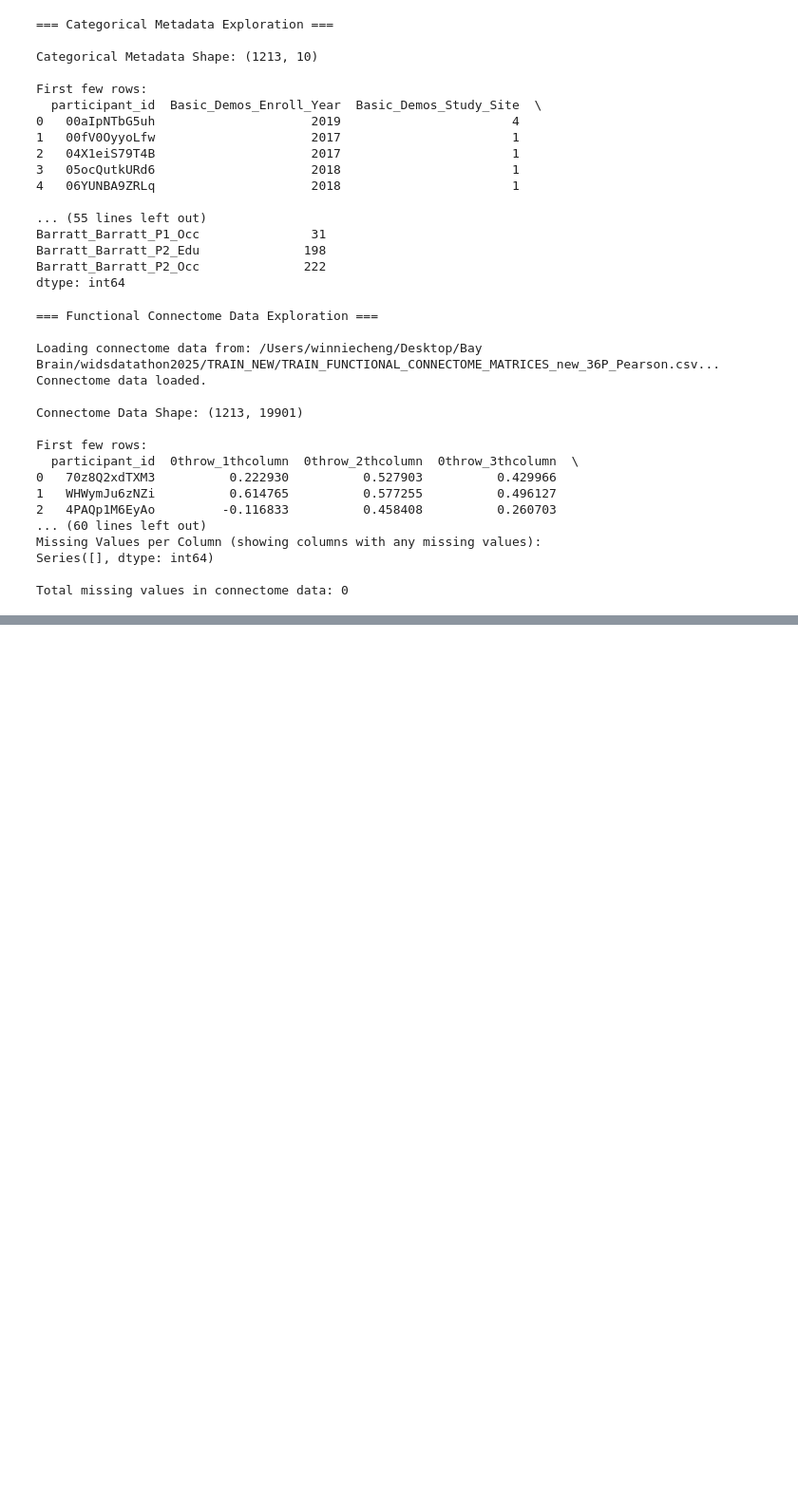
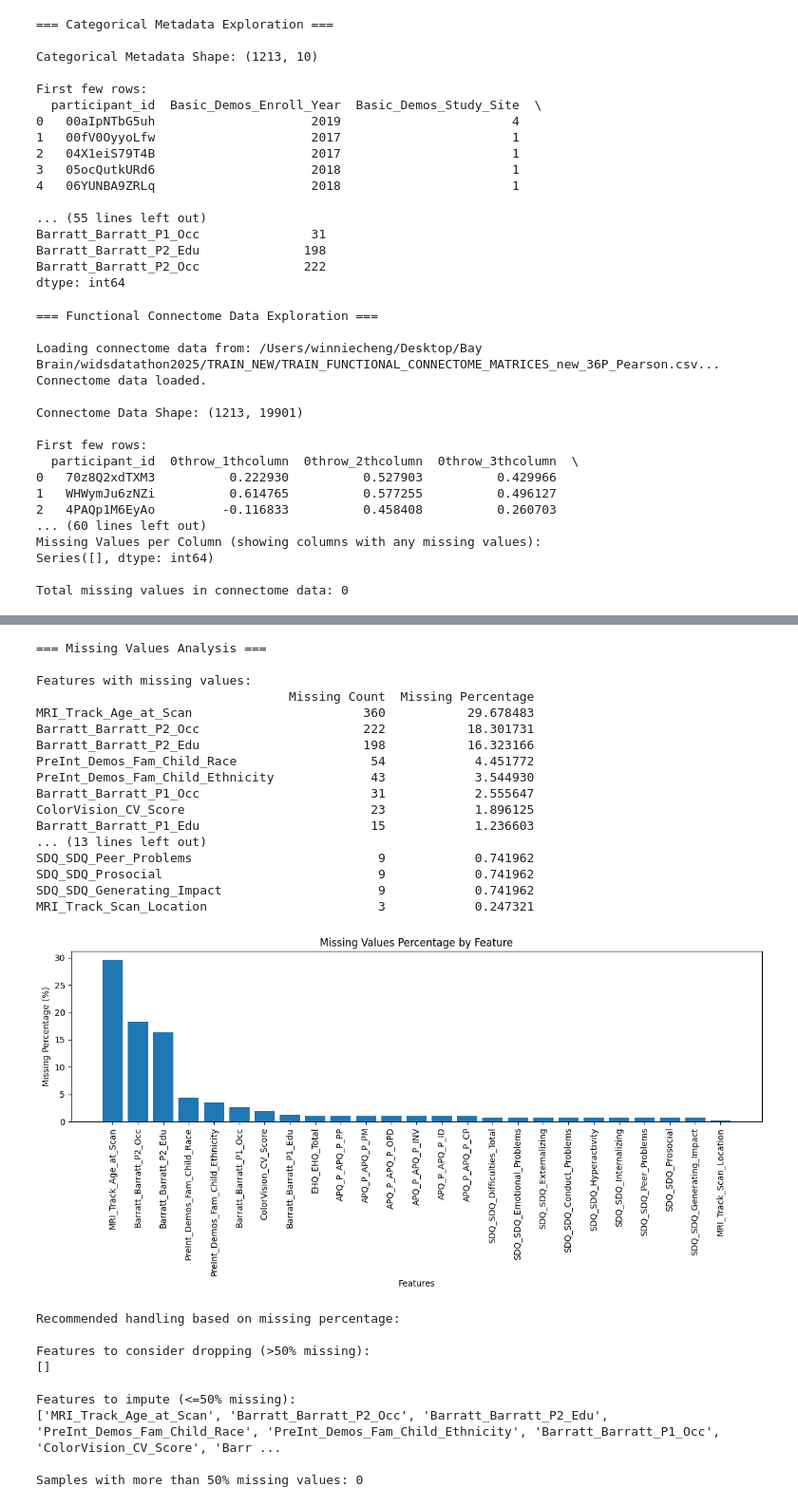
Before and after one commit to winitei/BayBrain, a Jupyter notebook: brain_analysis.ipynb, the cells around one changed output, grey strips where cells are left out. Shown at 95% size. Drawn from its saved outputs; the diff is of its cells as text; code cells hidden in the pictures; blank space fills up the shorter version.

```diff
--- a/brain_analysis.ipynb
+++ b/brain_analysis.ipynb
@@ -284,0 +463,65 @@ Total missing values in connectome data: 0
+# %%
+# Detailed Missing Values Analysis
+print("\n=== Missing Values Analysis ===\n")
+
+# Calculate missing values statistics
+missing_stats = pd.DataFrame({
+    'Missing Count': merged_data.isnull().sum(),
+    'Missing Percentage': (merged_data.isnull().sum() / len(merged_data)) * 100
+})
+
+# Sort by missing percentage in descending order
+missing_stats = missing_stats[missing_stats['Missing Count'] > 0].sort_values('Missing Percentage', ascending=False)
+
+print("Features with missing values:")
+print(missing_stats)
+
+# Visualize missing values pattern for features with missing values
+plt.figure(figsize=(12, 6))
+plt.bar(range(len(missing_stats)), missing_stats['Missing Percentage'])
+plt.xticks(range(len(missing_stats)), missing_stats.index, rotation=90)
+plt.title('Missing Values Percentage by Feature')
+plt.xlabel('Features')
+plt.ylabel('Missing Percentage (%)')
+plt.tight_layout()
+plt.show()
+
+# General rules for handling missing values:
+print("\nRecommended handling based on missing percentage:")
+print("\nFeatures to consider dropping (>50% missing):")
+print(missing_stats[missing_stats['Missing Percentage'] > 50].index.tolist())
+
+print("\nFeatures to impute (<=50% missing):")
+print(missing_stats[missing_stats['Missing Percentage'] <= 50].index.tolist())
+
+# Check if any samples have too many missing values
+sample_missing_percentage = (merged_data.isnull().sum(axis=1) / merged_data.shape[1]) * 100
+print(f"\nSamples with more than 50% missing values: {sum(sample_missing_percentage > 50)}")
+# %% [output]
+=== Missing Values Analysis ===
+
+Features with missing values:
+                                  Missing Count  Missing Percentage
+MRI_Track_Age_at_Scan                       360           29.678483
+Barratt_Barratt_P2_Occ                      222           18.301731
+Barratt_Barratt_P2_Edu                      198           16.323166
+PreInt_Demos_Fam_Child_Race                  54            4.451772
+PreInt_Demos_Fam_Child_Ethnicity             43            3.544930
+Barratt_Barratt_P1_Occ                       31            2.555647
+ColorVision_CV_Score                         23            1.896125
+Barratt_Barratt_P1_Edu                       15            1.236603
+... (13 lines left out)
+SDQ_SDQ_Peer_Problems                         9            0.741962
+SDQ_SDQ_Prosocial                             9            0.741962
+SDQ_SDQ_Generating_Impact                     9            0.741962
+MRI_Track_Scan_Location                       3            0.247321
+[figure, added]
+Recommended handling based on missing percentage:
+
+Features to consider dropping (>50% missing):
+[]
+
+Features to impute (<=50% missing):
+['MRI_Track_Age_at_Scan', 'Barratt_Barratt_P2_Occ', 'Barratt_Barratt_P2_Edu', 'PreInt_Demos_Fam_Child_Race', 'PreInt_Demos_Fam_Child_Ethnicity', 'Barratt_Barratt_P1_Occ', 'ColorVision_CV_Score', 'Barr ...
+
+Samples with more than 50% missing values: 0
```
Also changed, not shown: parts of 8 cells of this notebook.
